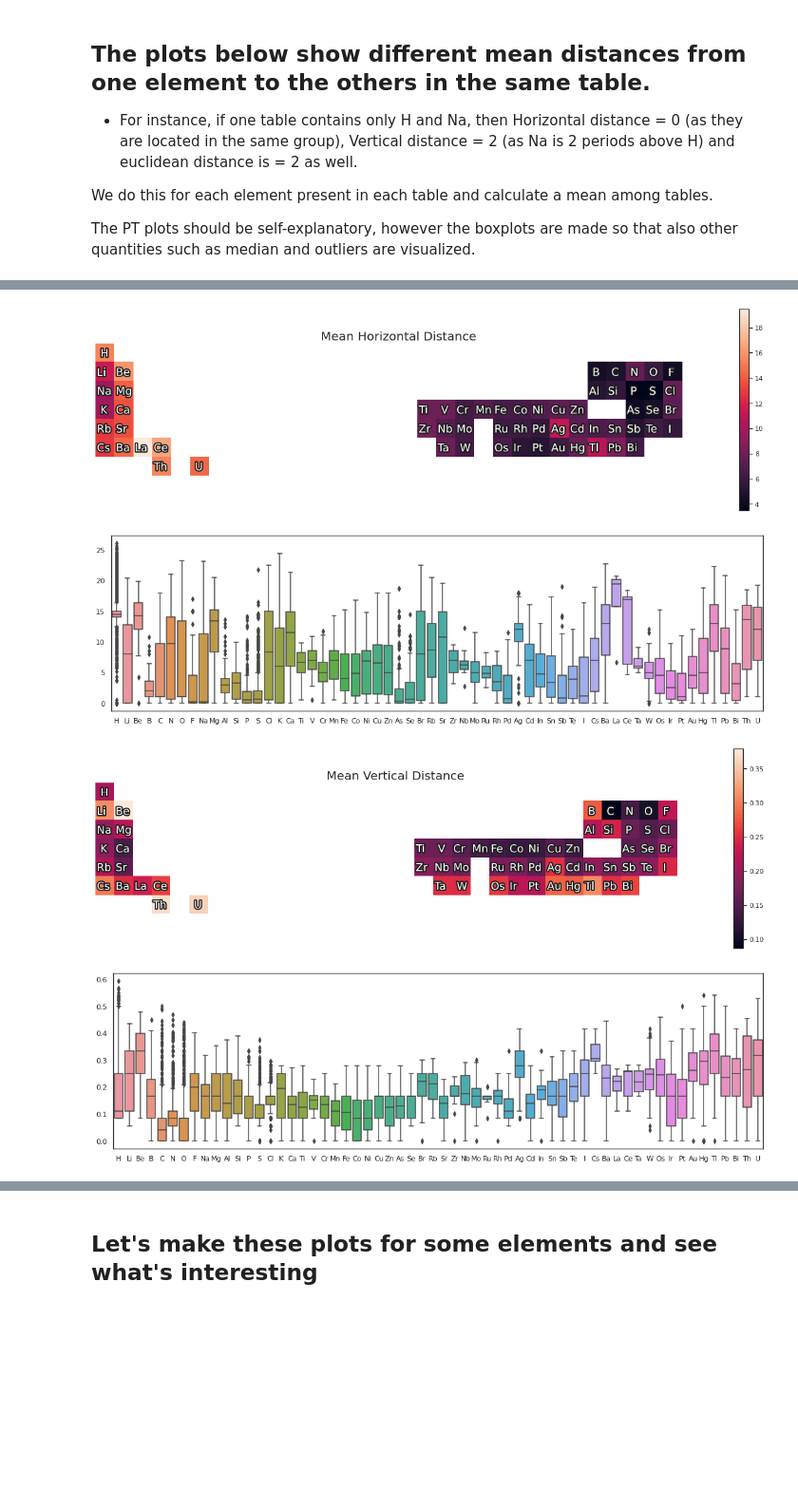
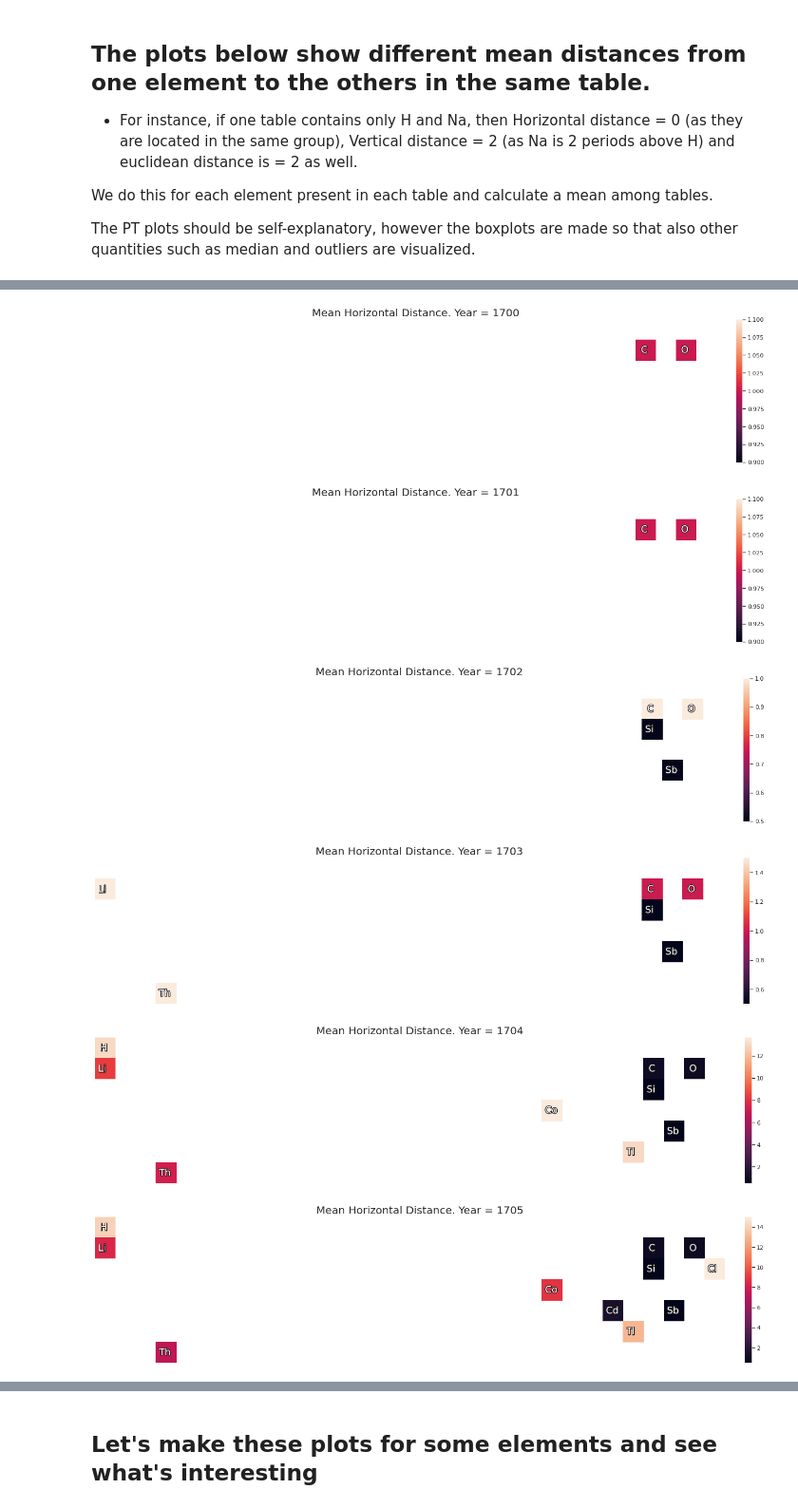
Before and after one commit to doncamilom/1868_SubstancesStudy, a Jupyter notebook: Notebooks/Analysis.ipynb, the cells around one changed output, grey strips where cells are left out. Shown: that part at 95% size. Cells and saved outputs as stored; diff of their text form; code cells hidden in the pictures; blank space fills up the shorter version.

```diff
--- a/Notebooks/Analysis.ipynb
+++ b/Notebooks/Analysis.ipynb
@@ -379,13 +269,14 @@ _ = makeTPPlot(eucl,norm,title="Mean Euclidean Distance",PT=TP,fs=18)
-# %%
-makeTPPlot(horiz,norm,title="Mean Horizontal Distance",PT=TP,fs=18)
-#           save='/home/andres/Schreibtisch/GR/work/inf/meanHND.png')
-makeBoxPlot(horiz,TP)
-# %% [output]
-[figure, removed]
-[figure, removed]
-# %%
-makeTPPlot(vert,norm,title="Mean Vertical Distance",PT=TP,fs=18)
-makeBoxPlot(vert,TP)
-# %% [output]
-[figure, removed]
-[figure, removed]
+# %%
+# Explore time variations
+for i in range(1700,1710):
+    dis,norm = meanDist(Matches,i)
+    vert,hori = dis
+
+    makeTPPlot(hori,norm,title=f"Mean Horizontal Distance. Year = {i}",PT=TP,fs=18)
+# %% [output]
+[figure, added]
+[figure, added]
+[figure, added]
+[figure, added]
+[figure, added]
+[figure, added]
```
Also changed, not shown: parts of 22 cells of this notebook, 21 other files.
